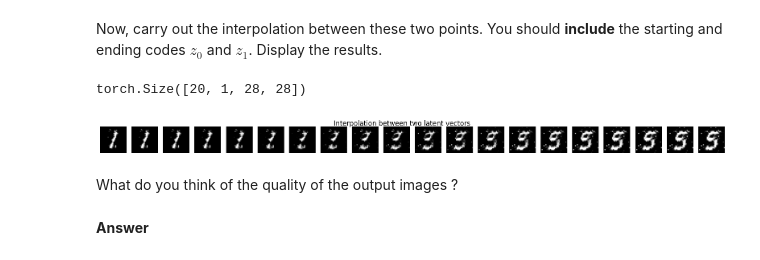
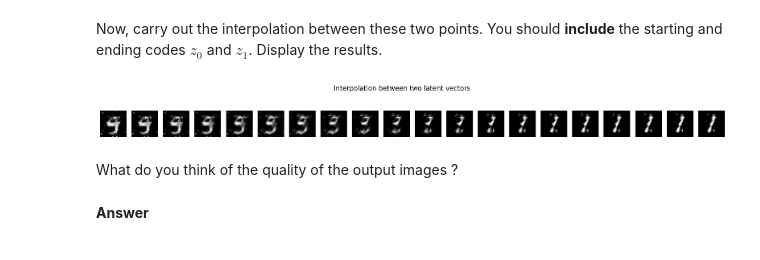
Before and after one commit to balthazarneveu/MVA24-delire, a Jupyter notebook: TP_5/tp_5.ipynb, the cells around one changed output. Drawn from its saved outputs; the diff is of its cells as text; code cells hidden in the pictures.

```diff
--- a/TP_5/tp_5.ipynb
+++ b/TP_5/tp_5.ipynb
@@ -595,23 +596,23 @@ Now, carry out the interpolation between these two points. You should __include_
 n_interpolation = 20
 # for alpha in np.linspace(0, 1, n_interpolation):
 alpha = torch.linspace(0, 1, n_interpolation).unsqueeze(-1)
-z_interp = alpha*z_0.unsqueeze(0) + (1-alpha)*z_1.unsqueeze(0)
+z_interp = alpha*z_1.unsqueeze(0) + (1-alpha)*z_0.unsqueeze(0)
 x_interp = gen_model(z_interp)
-# %%
-x_interp.shape
-# %% [output]
-torch.Size([20, 1, 28, 28])
 # %%
 # display results
-
-fig, axs = plt.subplots(1, n_interpolation, figsize=(20, 1))
-for i in range(n_interpolation):
-    axs[i].imshow(prepare_image_for_plot(x_interp[i, 0]), cmap='gray')  # FILL IN HERE
-    axs[i].axis('off')
-plt.suptitle(f"Interpolation between two latent vectors")
-plt.show()
+def plot_interpolated_images(x_interp: torch.Tensor, titles=None):
+    n_interpolation = x_interp.shape[0]
+    fig, axs = plt.subplots(1, n_interpolation, figsize=(n_interpolation, 2))
+    for i in range(n_interpolation):
+        if titles is not None:
+            axs[i].set_title(titles[i])
+        axs[i].imshow(prepare_image_for_plot(x_interp[i, 0]), cmap='gray')  # FILL IN HERE
+        axs[i].axis('off')
+    plt.suptitle(f"Interpolation between two latent vectors")
+    plt.show()
+plot_interpolated_images(x_interp)
 # %% [output]
-[figure, old version]
+[figure, new version]
 # %% [markdown]
 What do you think of the quality of the output images ?
 # %% [markdown]
```
Also changed, not shown: parts of 22 cells of this notebook, 6 other files.
